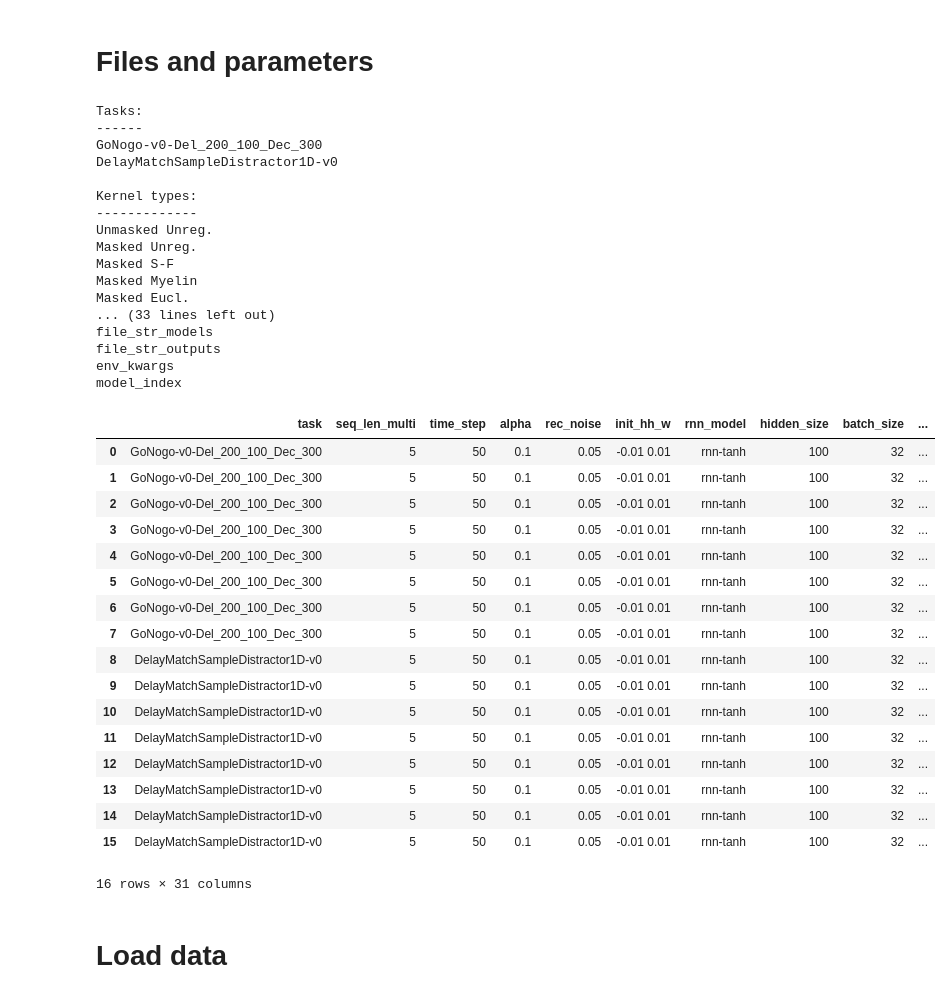
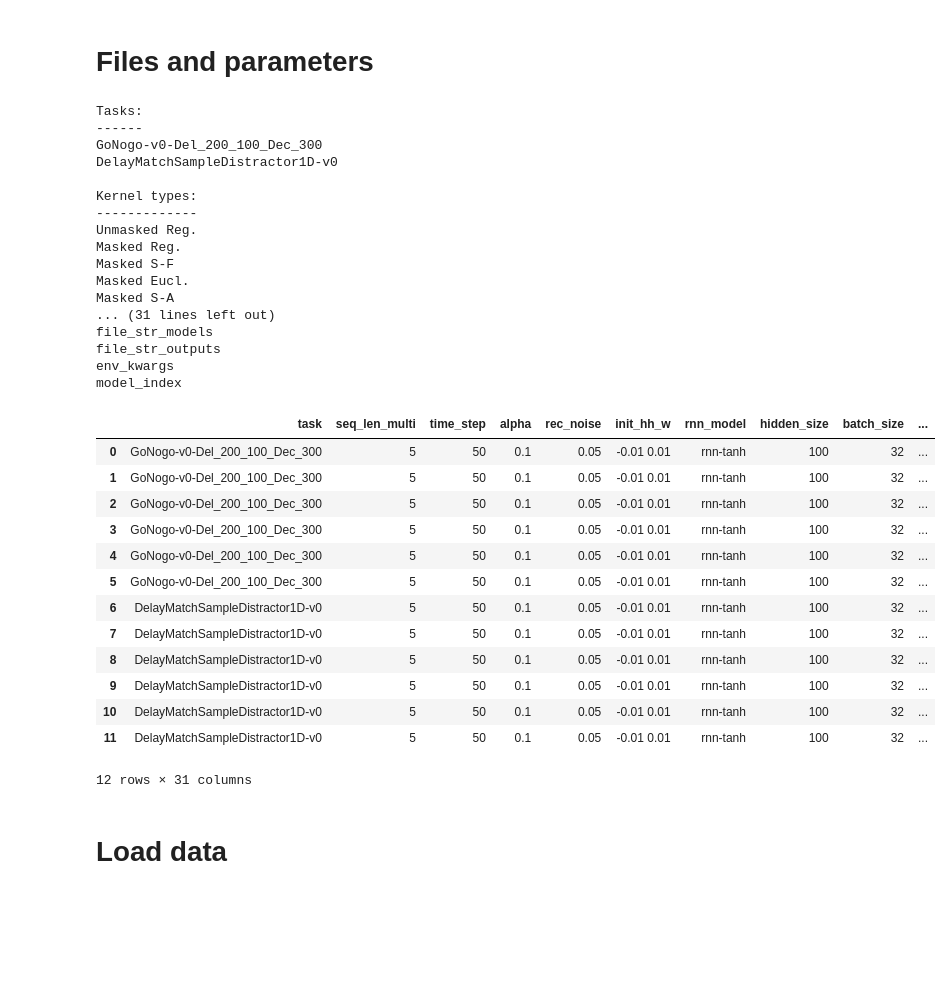
Before and after one commit to LindenParkesLab/neuro_rnn, a Jupyter notebook: scripts/biornn_results_performance.ipynb, the cells around one changed output. Cells and saved outputs as stored; diff of their text form; code cells hidden in the pictures; blank space fills up the shorter version.

```diff
--- a/scripts/biornn_results_performance.ipynb
+++ b/scripts/biornn_results_performance.ipynb
@@ -26,7 +26,7 @@ warnings.simplefilter(action='ignore', category=UserWarning)
 # Files and parameters
 # %%
 # directories and files
-model_params_name = 'model_params_202602'
+model_params_name = 'model_params_202603bp'
 username = os.getenv('USER')
 if sys.platform == 'darwin':
     if username == 'ahmad':
@@ -51,50 +51,47 @@ verbose = True
 save_figs = False
 
 # select rows from model params CSV
-rows_to_plot = []
-# rows_to_plot = list(np.arange(54,57))
+# rows_to_plot = None
+rows_to_plot = [0, 1, 4, 5, 6, 7,    8,  9, 12, 13, 14, 15]
+rows_to_plot = [2, 3, 4, 5, 6, 7,   10, 11, 12, 13, 14, 15]
 
 model_params, task_names, n_tasks, kernel_labels, n_kernels = utils.get_params_dataframe(
     model_params_file, rows=rows_to_plot, verbose=verbose)
 n_models = len(model_params)
 
 display(model_params)
 # %% [output]
 Tasks:
 ------
 GoNogo-v0-Del_200_100_Dec_300
 DelayMatchSampleDistractor1D-v0
 
 Kernel types:
 -------------
-Unmasked Unreg.
-Masked Unreg.
+Unmasked Reg.
+Masked Reg.
 Masked S-F
-Masked Myelin
 Masked Eucl.
-... (33 lines left out)
+Masked S-A
+... (31 lines left out)
 file_str_models
 file_str_outputs
 env_kwargs
 model_index
 |  | task | seq_len_multi | time_step | alpha | rec_noise | init_hh_w | rnn_model | hidden_size | batch_size | ... |
 | 0 | GoNogo-v0-Del_200_100_Dec_300 | 5 | 50 | 0.1 | 0.05 | -0.01 0.01 | rnn-tanh | 100 | 32 | ... |
 | 1 | GoNogo-v0-Del_200_100_Dec_300 | 5 | 50 | 0.1 | 0.05 | -0.01 0.01 | rnn-tanh | 100 | 32 | ... |
 | 2 | GoNogo-v0-Del_200_100_Dec_300 | 5 | 50 | 0.1 | 0.05 | -0.01 0.01 | rnn-tanh | 100 | 32 | ... |
 | 3 | GoNogo-v0-Del_200_100_Dec_300 | 5 | 50 | 0.1 | 0.05 | -0.01 0.01 | rnn-tanh | 100 | 32 | ... |
 | 4 | GoNogo-v0-Del_200_100_Dec_300 | 5 | 50 | 0.1 | 0.05 | -0.01 0.01 | rnn-tanh | 100 | 32 | ... |
 | 5 | GoNogo-v0-Del_200_100_Dec_300 | 5 | 50 | 0.1 | 0.05 | -0.01 0.01 | rnn-tanh | 100 | 32 | ... |
-| 6 | GoNogo-v0-Del_200_100_Dec_300 | 5 | 50 | 0.1 | 0.05 | -0.01 0.01 | rnn-tanh | 100 | 32 | ... |
-| 7 | GoNogo-v0-Del_200_100_Dec_300 | 5 | 50 | 0.1 | 0.05 | -0.01 0.01 | rnn-tanh | 100 | 32 | ... |
+| 6 | DelayMatchSampleDistractor1D-v0 | 5 | 50 | 0.1 | 0.05 | -0.01 0.01 | rnn-tanh | 100 | 32 | ... |
+| 7 | DelayMatchSampleDistractor1D-v0 | 5 | 50 | 0.1 | 0.05 | -0.01 0.01 | rnn-tanh | 100 | 32 | ... |
 | 8 | DelayMatchSampleDistractor1D-v0 | 5 | 50 | 0.1 | 0.05 | -0.01 0.01 | rnn-tanh | 100 | 32 | ... |
 | 9 | DelayMatchSampleDistractor1D-v0 | 5 | 50 | 0.1 | 0.05 | -0.01 0.01 | rnn-tanh | 100 | 32 | ... |
 | 10 | DelayMatchSampleDistractor1D-v0 | 5 | 50 | 0.1 | 0.05 | -0.01 0.01 | rnn-tanh | 100 | 32 | ... |
 | 11 | DelayMatchSampleDistractor1D-v0 | 5 | 50 | 0.1 | 0.05 | -0.01 0.01 | rnn-tanh | 100 | 32 | ... |
-| 12 | DelayMatchSampleDistractor1D-v0 | 5 | 50 | 0.1 | 0.05 | -0.01 0.01 | rnn-tanh | 100 | 32 | ... |
-| 13 | DelayMatchSampleDistractor1D-v0 | 5 | 50 | 0.1 | 0.05 | -0.01 0.01 | rnn-tanh | 100 | 32 | ... |
-| 14 | DelayMatchSampleDistractor1D-v0 | 5 | 50 | 0.1 | 0.05 | -0.01 0.01 | rnn-tanh | 100 | 32 | ... |
-| 15 | DelayMatchSampleDistractor1D-v0 | 5 | 50 | 0.1 | 0.05 | -0.01 0.01 | rnn-tanh | 100 | 32 | ... |
-16 rows × 31 columns
+12 rows × 31 columns
 # %% [markdown]
 # Load data
 # %%
```
Also changed, not shown: parts of 2 cells of this notebook, 2 other files.
